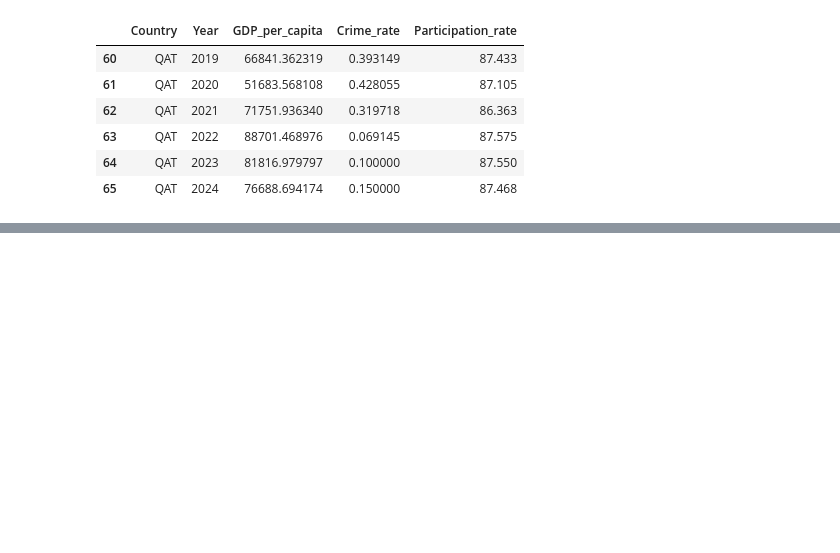
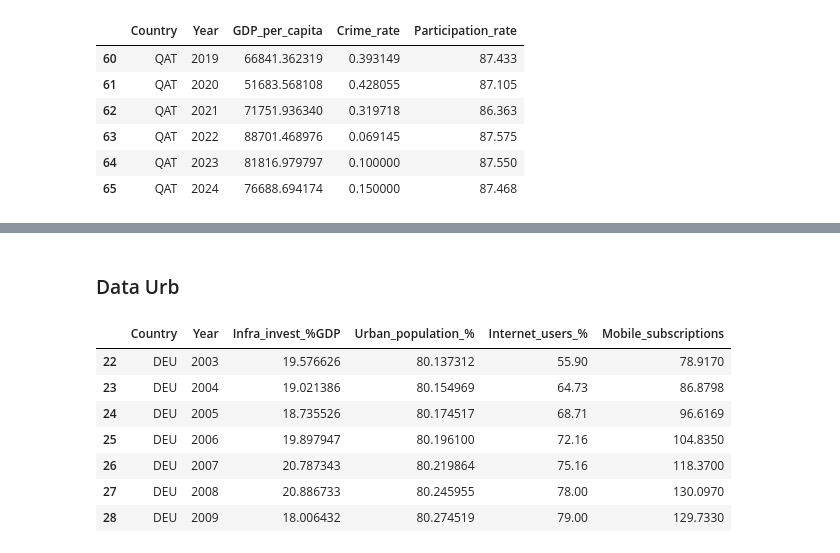
Before and after one commit to hajaraitlachgar/Impact_CDM, a Jupyter notebook: notebooks/Nettoyage.ipynb, the cells around one changed output, grey strips where cells are left out. Drawn from its saved outputs; the diff is of its cells as text; code cells hidden in the pictures; blank space fills up the shorter version.

```diff
--- a/notebooks/Nettoyage.ipynb
+++ b/notebooks/Nettoyage.ipynb
@@ -268,0 +323,16 @@ QAT_data
+# %% [markdown]
+### Data Urb
+# %%
+# germany => [2003;2009]
+germny_data = dfUrb[dfUrb['Country'] == 'DEU']
+germny_data = germny_data[(germny_data['Year'] >= 2003) & (germny_data['Year'] <= 2009)]
+germny_data
+# %% [output]
+|  | Country | Year | Infra_invest_%GDP | Urban_population_% | Internet_users_% | Mobile_subscriptions |
+| 22 | DEU | 2003 | 19.576626 | 80.137312 | 55.90 | 78.9170 |
+| 23 | DEU | 2004 | 19.021386 | 80.154969 | 64.73 | 86.8798 |
+| 24 | DEU | 2005 | 18.735526 | 80.174517 | 68.71 | 96.6169 |
+| 25 | DEU | 2006 | 19.897947 | 80.196100 | 72.16 | 104.8350 |
+| 26 | DEU | 2007 | 20.787343 | 80.219864 | 75.16 | 118.3700 |
+| 27 | DEU | 2008 | 20.886733 | 80.245955 | 78.00 | 130.0970 |
+| 28 | DEU | 2009 | 18.006432 | 80.274519 | 79.00 | 129.7330 |
```
Also changed, not shown: parts of 12 cells of this notebook, 2 other files.
